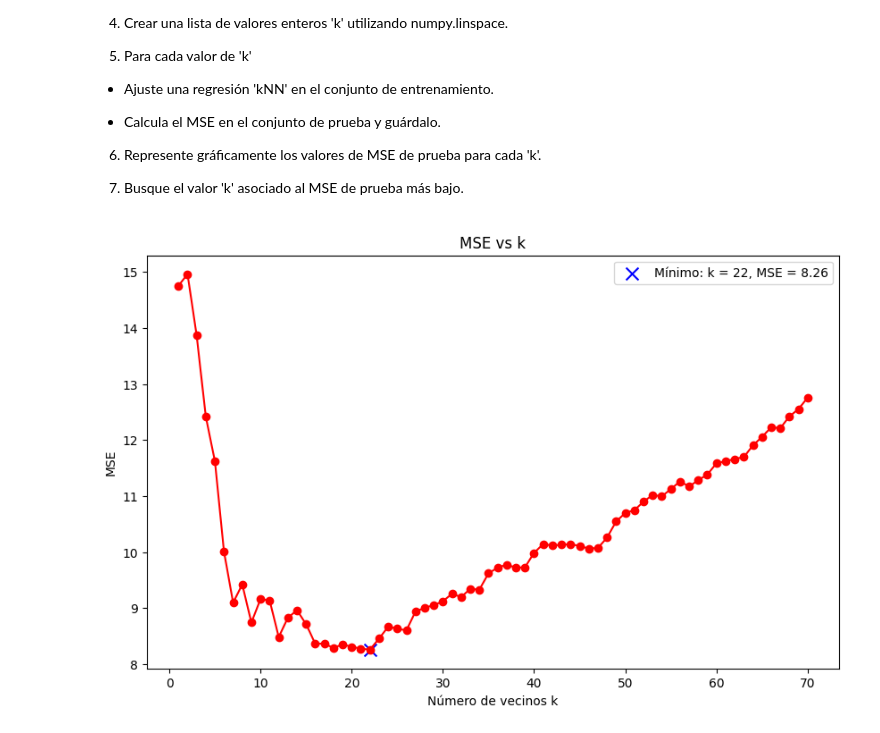
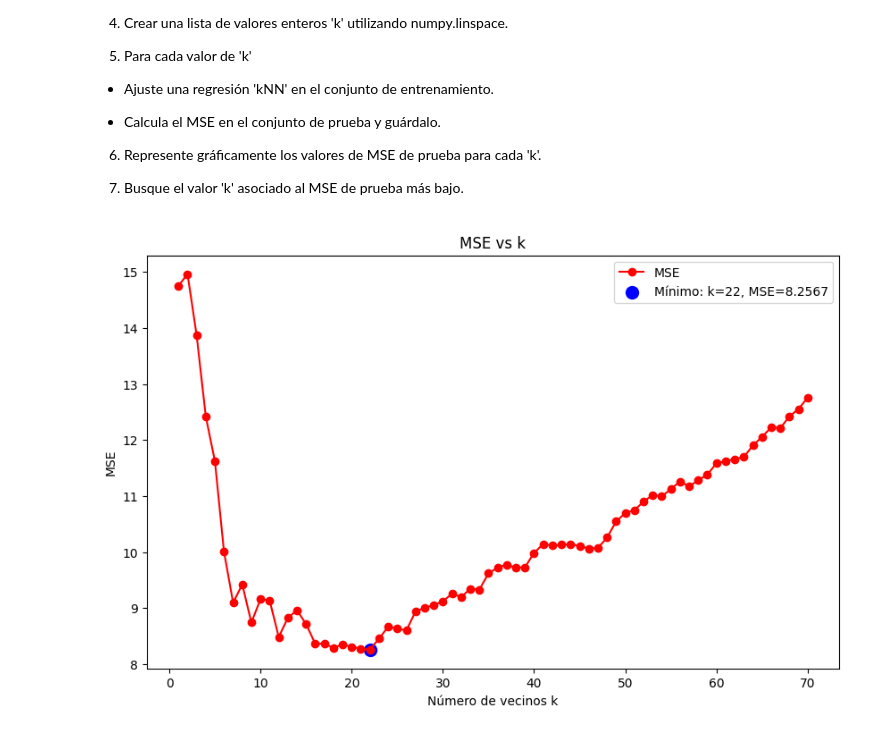
Before and after one commit to jcar2905/Curso_Ciencia_De_Datos, a Jupyter notebook: Unidad_dos/Actividad_tres.ipynb, the cells around one changed output. Drawn from its saved outputs; the diff is of its cells as text; code cells hidden in the pictures.

```diff
--- a/Unidad_dos/Actividad_tres.ipynb
+++ b/Unidad_dos/Actividad_tres.ipynb
@@ -27,44 +27,43 @@ import numpy as np
 from sklearn.model_selection import train_test_split # División del conjunto de datos
 from sklearn.neighbors import KNeighborsRegressor # Ajustar los datos de entrenamiento
 from sklearn.metrics import mean_squared_error # Para calcular error
 
 # Leemos el CSV  y lo convertimos en un dataframe
 df = pd.read_csv(r"C:\Users\Carlo\OneDrive\Documentos\curso-ciencia-datos\Datos\Unidad_uno\Advertising.csv")
 
+# Definimos la lista de k's de 1 a 70
+k_list = range(1, 71)
+
 # Guardamos las variables independiente y dependiente
 X = df[['TV']].values # Extraemos los valores de la calumna 'Tv' del nuevo DataFrame
-y = df[['Sales']].values # Extraemos los valores de la calumna 'Sales' del nuevo DataFrame
+y = df['Sales'].values # Extraemos los valores de la calumna 'Sales' del nuevo DataFrame
 
 # Dividimos los datos con 30% datos para el test y 70% para la prueba, random_state fija la semilla para reproducirlo de nuevo
 X_train, X_test, y_train, y_test = train_test_split(X, y, test_size = 0.3, random_state = 0)
-
-k_list = np.linspace(1, 70, 70)
 
 mse_list = [] # Para almacenar errores
 
 # Evaluamos kNN para cada valor de k en k_list y calculamos error
 for k in k_list:
-    knn = KNeighborsRegressor(n_neighbors = int(k)) # Modelo para k vecinos
+    knn = KNeighborsRegressor(n_neighbors = k) # Modelo para k vecinos
     knn.fit(X_train, y_train) # Ajustamos el modelo con los datos de prueba
     y_pred = knn.predict(X_test) # Predecimos la variable dependiente con los datos de prueba
     mse = mean_squared_error(y_test, y_pred) # calculamos el error cuadratico medio
     mse_list.append(mse) # se guarda el error para este k
 
-df_mse = pd.DataFrame({'k':  k_list,'MSE': mse_list}) # Guardamos los mse obtenidos con sus respetivos k en un DataFrame
-# Encontramos el mse min con su respectivo k en el df_mse usando .loc[] para
-# fijar la fila que queremos y usando .idxmin() para encontrar el id del mse min
-mse_min = list(df_mse.loc[df_mse['MSE'].idxmin()])
-
 # Se grafica MSE vs cada k
 plt.figure(figsize=(10,6))
-# Marcamos el mse min con su respectivo k en la gráfica
-plt.scatter(mse_min[0],mse_min[1], s =  100, marker = "x",
-            color = "blue", label = f"Mínimo: k = {int(mse_min[0])}, MSE = {mse_min[1]:.2f}")
-plt.plot(k_list, mse_list, marker = "o", color = "red")
+mse_min = min(mse_list)
+k_min = k_list[np.argmin(mse_list)]
+
+plt.plot(k_list, mse_list, marker="o", color="red", label="MSE")
+
+plt.scatter(k_min, mse_min, color="blue", s=100,
+            label=f"Mínimo: k={k_min}, MSE={mse_min:.4f}")
 plt.xlabel("Número de vecinos k")
 plt.ylabel("MSE")
 plt.title("MSE vs k")
 plt.legend()
 plt.show()
 # %% [output]
-[figure, old version]
+[figure, new version]
```
Also changed, not shown: 2 other files.
